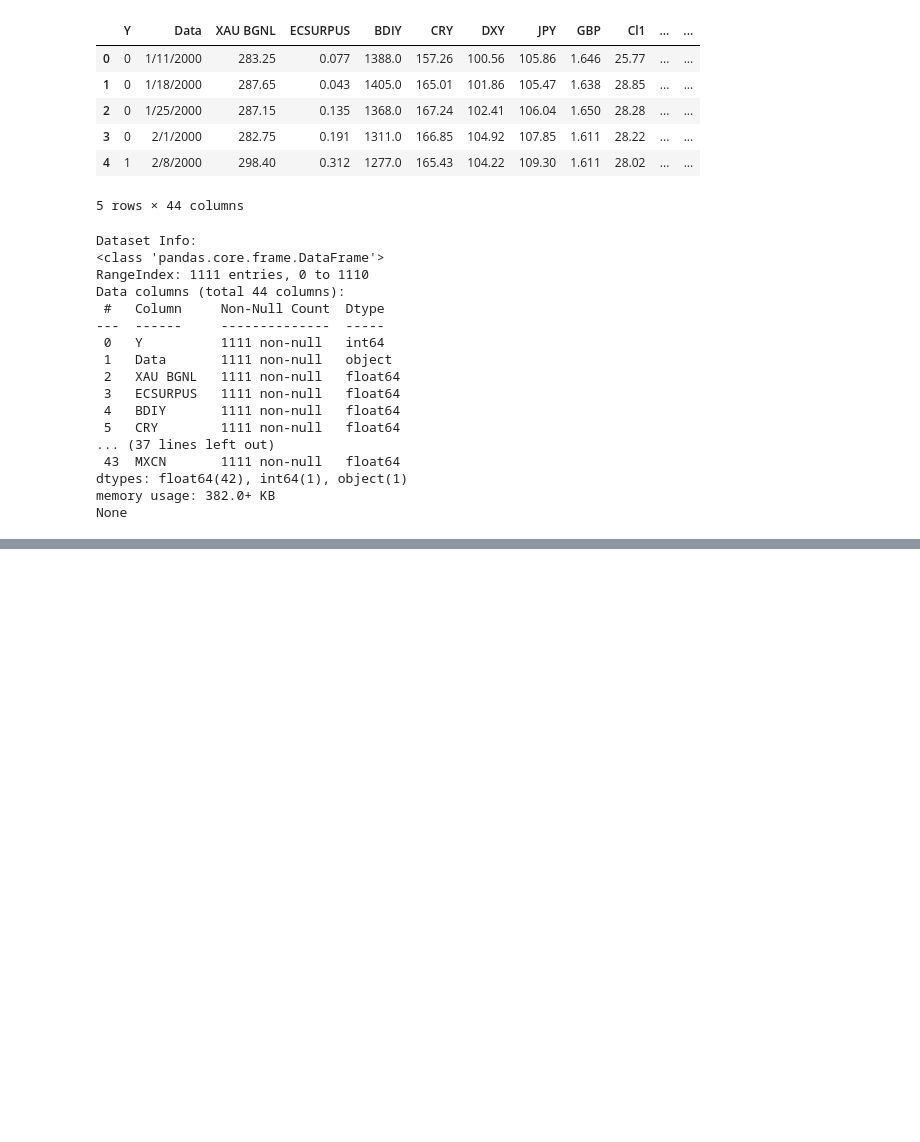
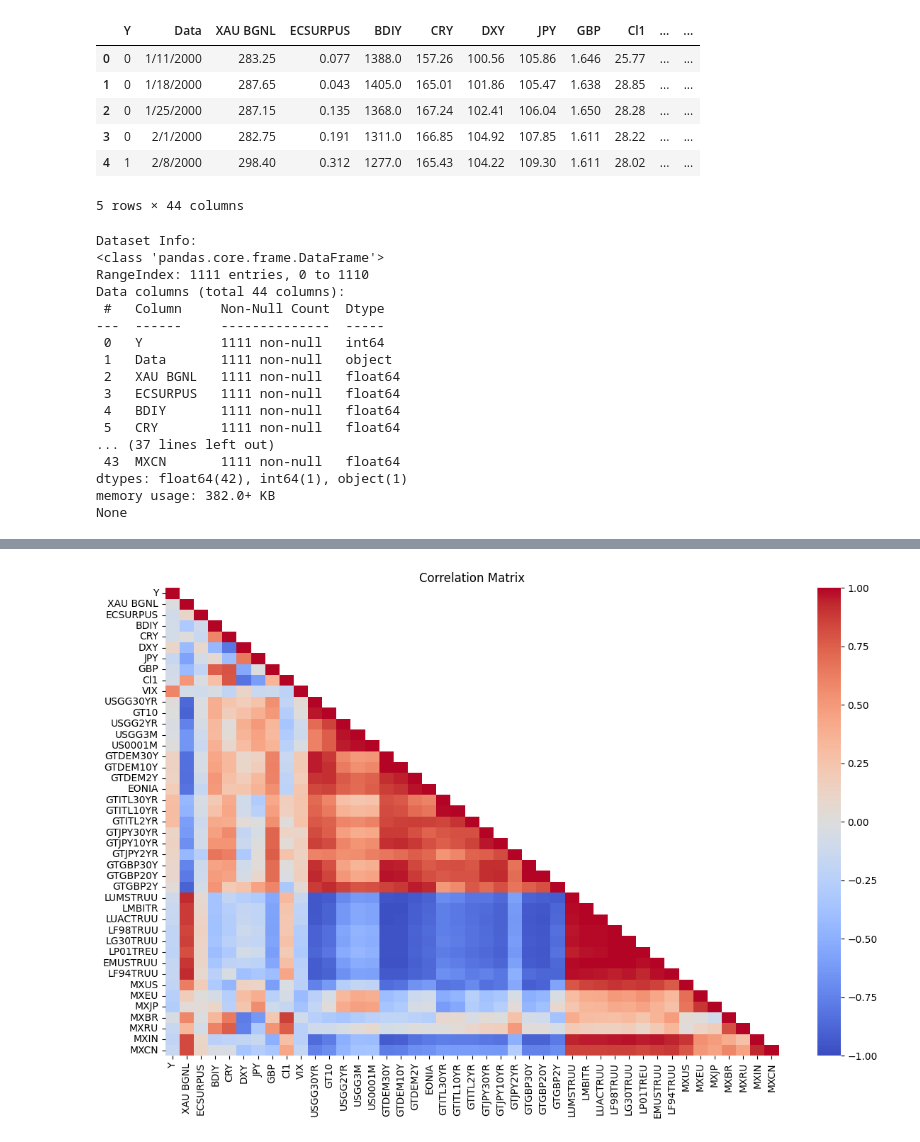
Before and after one commit to pc9350/Market-Anomaly-Detection, a Jupyter notebook: MAD.ipynb, the cells around one changed output, grey strips where cells are left out. Saved outputs shown, nothing was run; the diff lists cells and outputs as text; code cells hidden in the pictures; blank space fills up the shorter version.

```diff
--- a/MAD.ipynb
+++ b/MAD.ipynb
@@ -117,0 +82,3 @@ Day 223: No crash predicted. Continue with standard investment strategies.
+# %%
+numeric_columns = df.select_dtypes(include=[np.number])
+numeric_columns.corr()
@@ -117,0 +104,11 @@ Day 223: No crash predicted. Continue with standard investment strategies.
+# %%
+corr_matrix = numeric_columns.corr()
+upper_triangle = np.triu(corr_matrix)
+mask = np.triu(np.ones_like(corr_matrix), k=1)
+plt.figure(figsize=(12, 8))
+sns.heatmap(corr_matrix, annot=False, mask=mask, cmap="coolwarm", vmin=-1, vmax=1, center=0)
+plt.title('Correlation Matrix')
+plt.tight_layout()
+plt.show()
+# %% [output]
+[figure, added]
```
Also changed, not shown: parts of 25 cells of this notebook.
